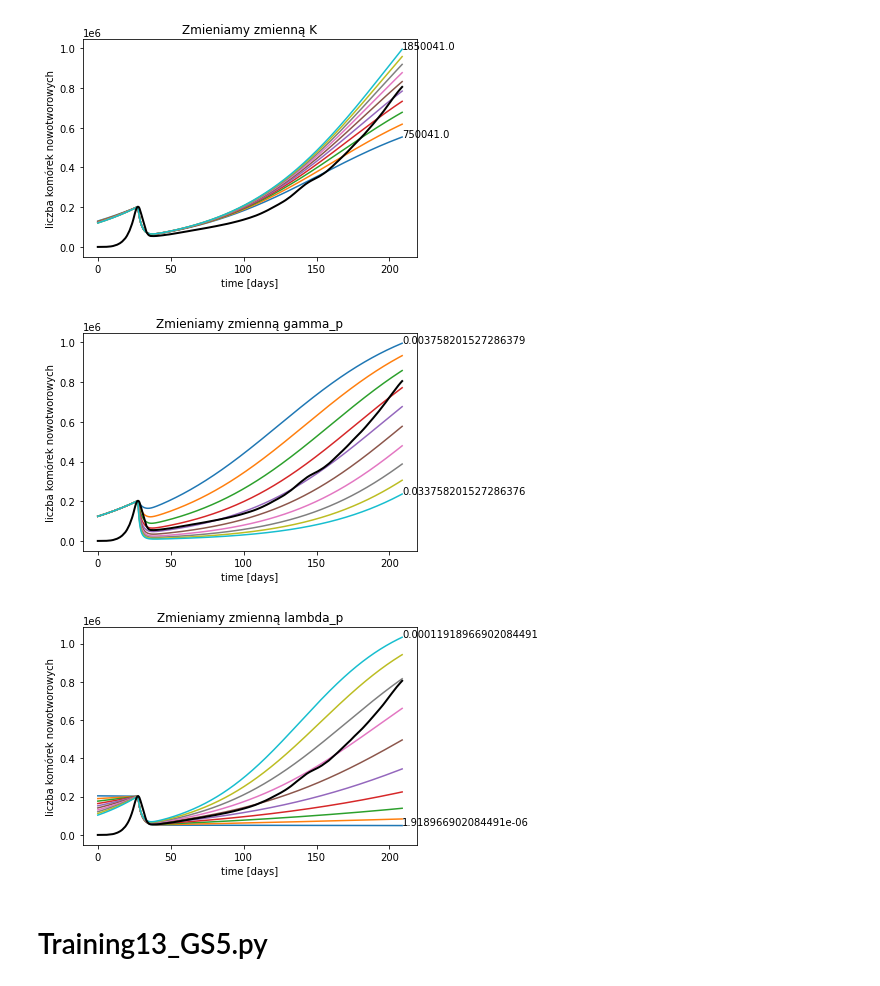
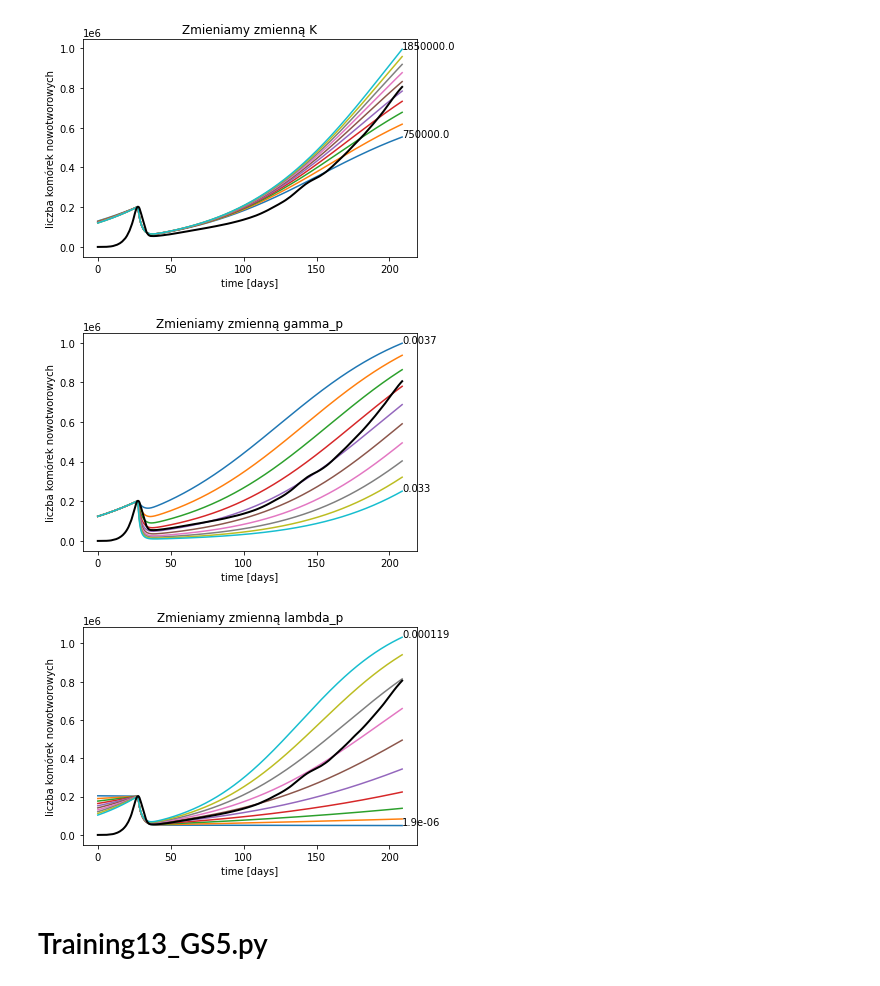
Before and after one commit to sgrzegorz/CancerTherapyPrediction, a Jupyter notebook: asymilacja/lekarz/exponential/Vis1PatientPatient_EP2_exp.ipynb, the cells around one changed output. Drawn from its saved outputs; the diff is of its cells as text; code cells hidden in the pictures.

```diff
--- a/asymilacja/lekarz/exponential/Vis1PatientPatientEP2_exp.ipynb
+++ b/asymilacja/lekarz/exponential/Vis1PatientPatient_EP2_exp.ipynb
@@ -70,16 +70,16 @@ show_param_change(params1, GS3,'K', range)
 [figure]
 # %%
 params1 = copy(params)
-range = np.linspace(0.003758201527286379,0.033758201527286379,10)
+range = np.linspace(0.0037,0.033,10)
 show_param_change(params1, GS3,'gamma_p', range)
 # %% [output]
-[figure, old version]
+[figure, new version]
 # %%
 params1 = copy(params)
-range = np.linspace(1.918966902084491e-06,11.918966902084491e-05,10)
+range = np.linspace(1.9e-06,11.9e-05,10)
 show_param_change(params1, GS3,'lambda_p', range)
 # %% [output]
-[figure, old version]
+[figure, new version]
 # %% [markdown]
 # Training13_GS5.py
 # %%
```
Also changed, not shown: parts of 5 cells of this notebook, 1 other file.
